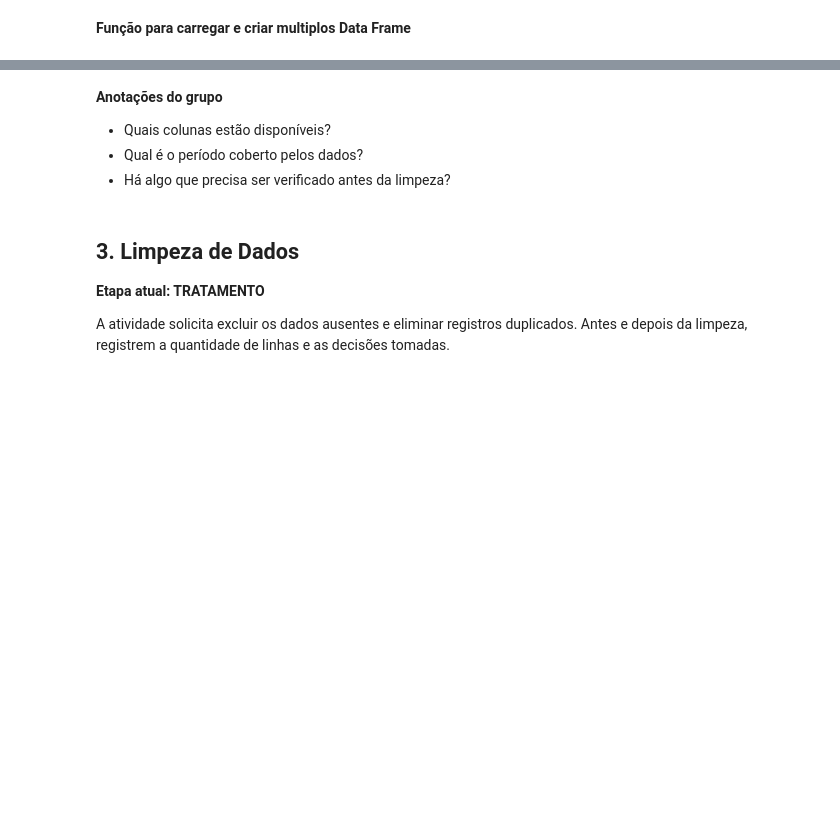
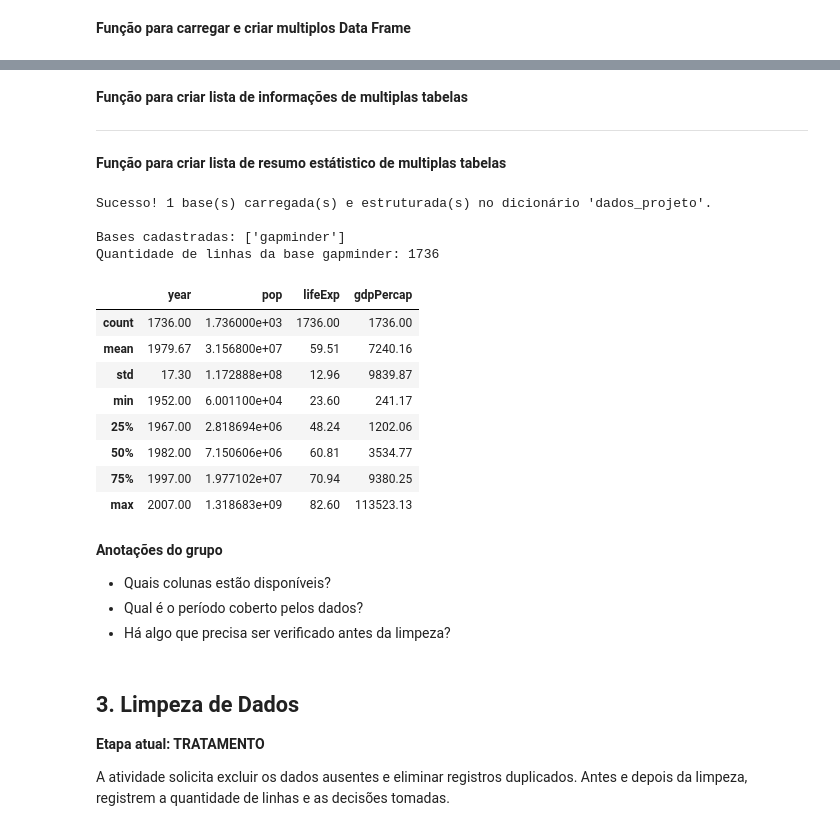
Before and after one commit to AndremRb/Analise-do-Desenvolvimento-Humano-e-Global, a Jupyter notebook: Leandro (Análise exploratória Saúde)/(Leandro) Template_Analise_Exploratoria_Saúde.ipynb, the cells around one changed output, grey strips where cells are left out. Saved outputs shown, nothing was run; the diff lists cells and outputs as text; code cells hidden in the pictures; blank space fills up the shorter version.

```diff
--- a/Leandro (Análise exploratória Saúde)/(Leandro) Template_Analise_Exploratoria_Saúde.ipynb
+++ b/Leandro (Análise exploratória Saúde)/(Leandro) Template_Analise_Exploratoria_Saúde.ipynb
@@ -58,7 +58,7 @@ def configuraçoes_csv(caminho_arquivo):
     Aceita tanto arquivos locais quanto links da internet (ex: GitHub).
     Retorna: (encoding, separador).
     """
-    caminho_arquivo = str(caminho_arquivo)  # Garante que o caminho seja uma string
+
     # 1. Verifica se é um link da internet ou arquivo local
     if caminho_arquivo.startswith('http://') or caminho_arquivo.startswith('https://'):   # Verifica se começa com um dos termos
         # Se for link, faz uma requisição HTTP e lê os primeiros 20.000 bytes
@@ -87,3 +89,7 @@ def configuraçoes_csv(caminho_arquivo):
+# %%
+def cria_dataframe(caminho_arquivo,encoding,separador):
+    df=pd.read_csv(caminho_arquivo, encoding=encoding, sep=separador)
+    return df
 # %% [markdown]
 **Função para carregar e criar multiplos Data Frame**
 # %%
@@ -139,0 +125,4 @@ Antes de tratar os dados, verificar a estrutura do DataFrame e entender os itens
+# %% [markdown]
+**Função para criar lista de informações de multiplas tabelas**
+
+---
@@ -139,0 +141,2 @@ Antes de tratar os dados, verificar a estrutura do DataFrame e entender os itens
+# %% [markdown]
+**Função para criar lista de resumo estátistico de multiplas tabelas**
@@ -140,5 +154,58 @@ Antes de tratar os dados, verificar a estrutura do DataFrame e entender os itens
 # %%
-# Verificar os países, continentes e anos presentes na base
+# Dicionário global que armazenará todas as nossas bases e seus metadados de forma automatizada
+dados_projeto = {}
+
+def cadastrar_fontes_de_dados(lista_fontes):
+    """
+    Carrega automaticamente os dataframes de uma lista de caminhos/URLs
+    e estrutura cada um deles com seus respectivos metadados dentro do dicionário global.
+    """
+    global dados_projeto
+
+    for i, caminho in enumerate(lista_fontes):
+        # 1. Detecta configurações e cria o DataFrame
+        config = configuraçoes_csv(caminho)
+        df = cria_dataframe(*config)
+
+        # 2. Define um nome identificador automático para a base
+        nome_base = caminho.split('/')[-1].replace('.csv', '').replace('_full', '')
+        if not nome_base:
+            nome_base = f"base_{i+1}"
+
+        # 3. Estrutura o DataFrame junto com seus metadados automaticamente
+        dados_projeto[nome_base] = {
+            'df': df,
+            'origem': caminho,
+            'linhas': df.shape[0],
+            'colunas': list(df.columns),
+            'resumo_estatistico': df.describe().round(2)
+        }
+
+    print(f"Sucesso! {len(lista_fontes)} base(s) carregada(s) e estruturada(s) no dicionário 'dados_projeto'.")
+
+# Exemplo de Uso Automatizado:
+# Cadastra a sua fonte atual do GitHub
+fontes = [url_github]
+cadastrar_fontes_de_dados(fontes)
+
+# Para visualizar as informações cadastradas de forma limpa:
+print("\nBases cadastradas:", list(dados_projeto.keys()))
+print("Quantidade de linhas da base gapminder:", dados_projeto['gapminder']['linhas'])
+display(dados_projeto['gapminder']['resumo_estatistico'])
+# %% [output]
+Sucesso! 1 base(s) carregada(s) e estruturada(s) no dicionário 'dados_projeto'.
+
+Bases cadastradas: ['gapminder']
+Quantidade de linhas da base gapminder: 1736
+|  | year | pop | lifeExp | gdpPercap |
+| count | 1736.00 | 1.736000e+03 | 1736.00 | 1736.00 |
+| mean | 1979.67 | 3.156800e+07 | 59.51 | 7240.16 |
+| std | 17.30 | 1.172888e+08 | 12.96 | 9839.87 |
+| min | 1952.00 | 6.001100e+04 | 23.60 | 241.17 |
+| 25% | 1967.00 | 2.818694e+06 | 48.24 | 1202.06 |
+| 50% | 1982.00 | 7.150606e+06 | 60.81 | 3534.77 |
+| 75% | 1997.00 | 1.977102e+07 | 70.94 | 9380.25 |
+| max | 2007.00 | 1.318683e+09 | 82.60 | 113523.13 |
 # %% [markdown]
 **Anotações do grupo**
 - Quais colunas estão disponíveis?
```
Also changed, not shown: parts of 7 cells of this notebook.
